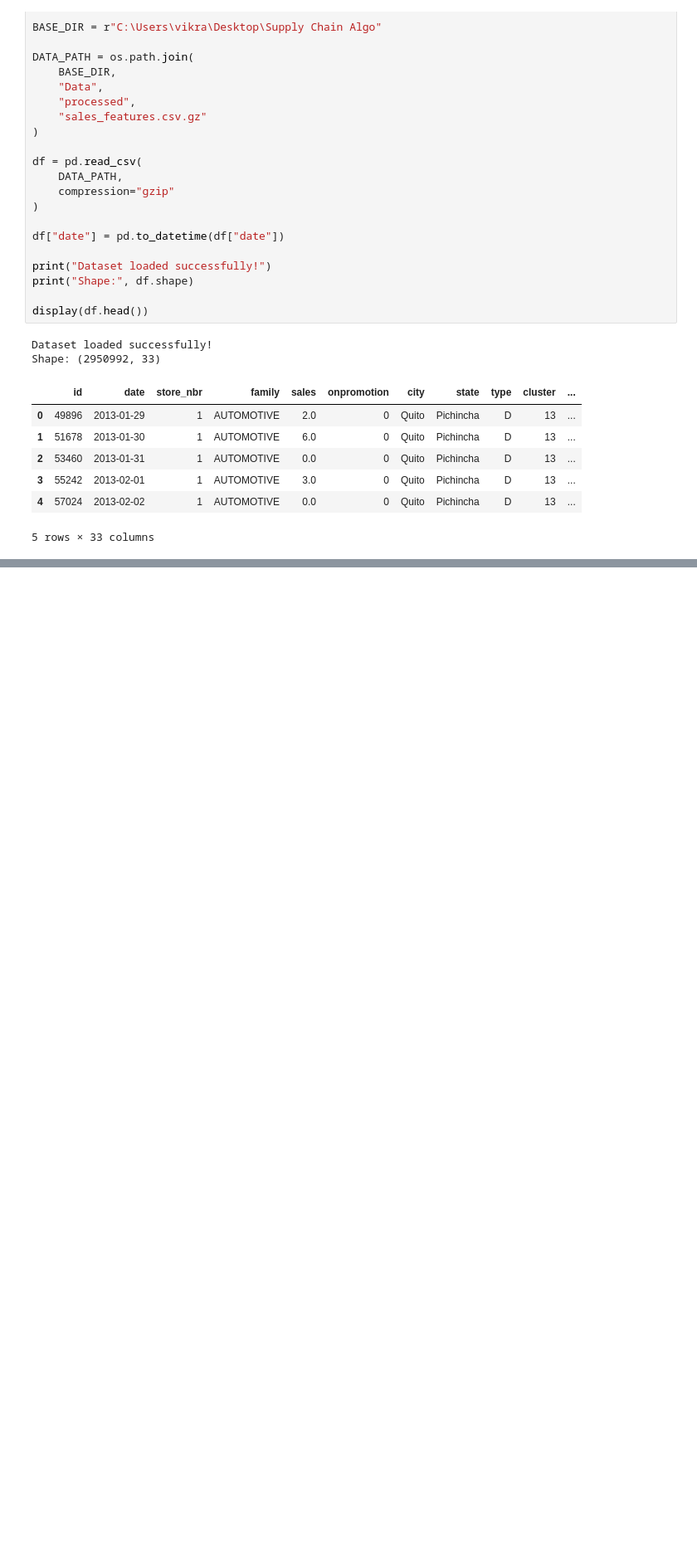
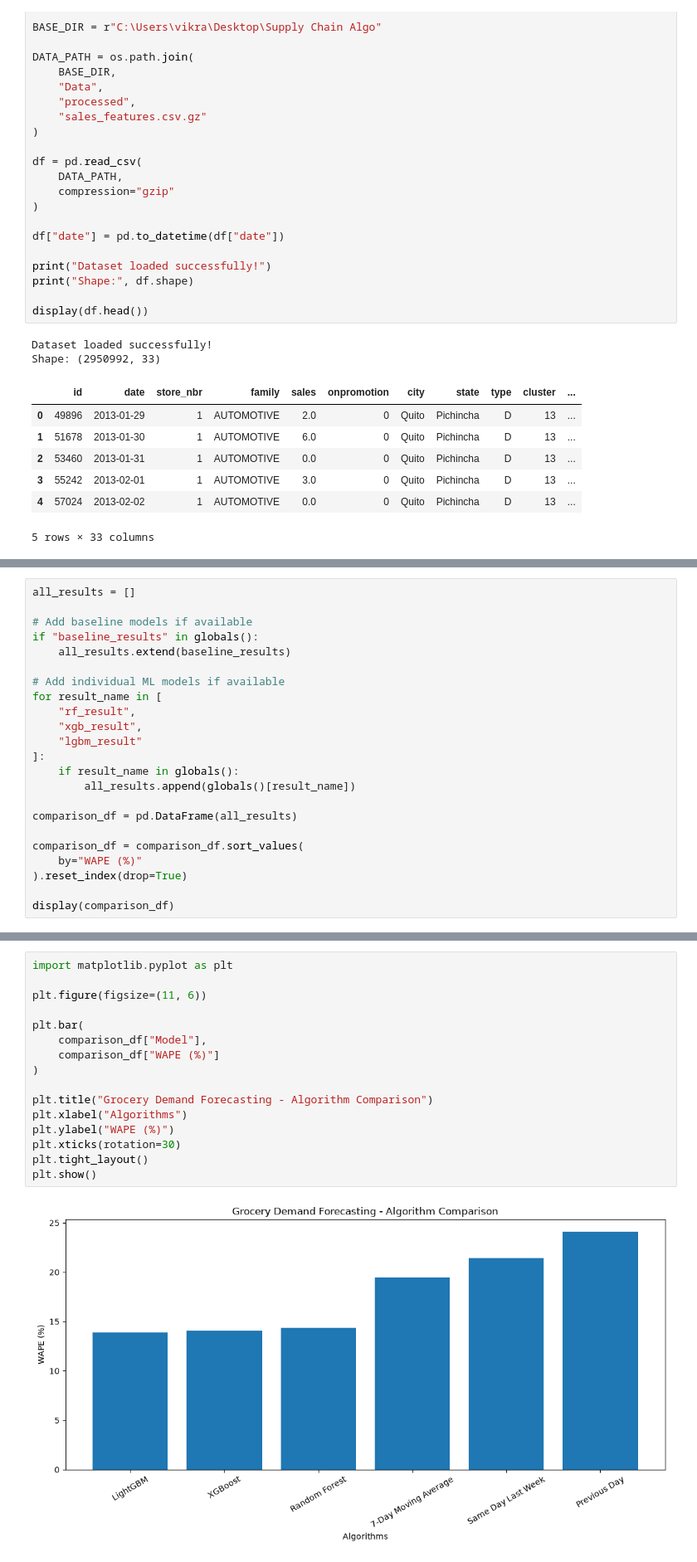
Before and after one commit to VikrantPatel2/Supply-Chain-, a Jupyter notebook: Notebooks/05_model_development.ipynb, the cells around one changed output, grey strips where cells are left out. Shown at 83% size. Drawn from its saved outputs; the diff is of its cells as text; blank space fills up the shorter version.

Commit message:
Updated data analysis and preprocessing

```diff
--- a/Notebooks/05_model_development.ipynb
+++ b/Notebooks/05_model_development.ipynb
@@ -35,0 +902,23 @@ Shape: (2950992, 33)
+# %%
+all_results = []
+
+# Add baseline models if available
+if "baseline_results" in globals():
+    all_results.extend(baseline_results)
+
+# Add individual ML models if available
+for result_name in [
+    "rf_result",
+    "xgb_result",
+    "lgbm_result"
+]:
+    if result_name in globals():
+        all_results.append(globals()[result_name])
+
+comparison_df = pd.DataFrame(all_results)
+
+comparison_df = comparison_df.sort_values(
+    by="WAPE (%)"
+).reset_index(drop=True)
+
+display(comparison_df)
@@ -35,0 +933,18 @@ Shape: (2950992, 33)
+# %%
+import matplotlib.pyplot as plt
+
+plt.figure(figsize=(11, 6))
+
+plt.bar(
+    comparison_df["Model"],
+    comparison_df["WAPE (%)"]
+)
+
+plt.title("Grocery Demand Forecasting - Algorithm Comparison")
+plt.xlabel("Algorithms")
+plt.ylabel("WAPE (%)")
+plt.xticks(rotation=30)
+plt.tight_layout()
+plt.show()
+# %% [output]
+[figure, added]
```
Also changed, not shown: parts of 60 cells of this notebook, 15 other files.
